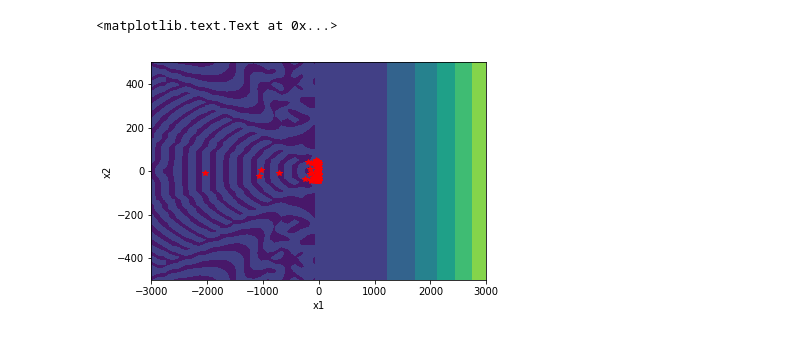
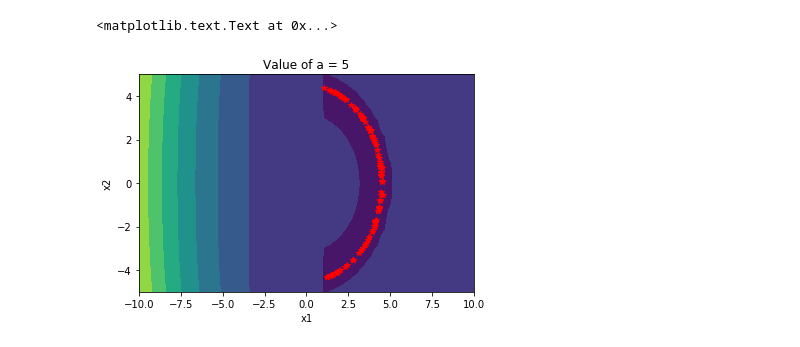
Before and after one commit to LemurPwned/Fundamentals-of-optimization, a Jupyter notebook: Optimization with constraints.ipynb, the cells around one changed output. Drawn from its saved outputs; the diff is of its cells as text; code cells hidden in the pictures.

```diff
--- a/Optimization with constraints.ipynb
+++ b/Optimization with constraints.ipynb
@@ -4,14 +4,14 @@ import matplotlib.pyplot as plt
 %matplotlib inline
 # %%
 def constraint1(x1):
-    return (1)*x1 + 1
+    return (-1)*x1 + 1
 def constraint2(x2):
-    return (1)*x2 + 1
+    return (-1)*x2 + 1
 def constraint3(x1, x2, a):
-    return (-1)*np.sqrt(x1**2 + x2**2) + a
+    return np.sqrt(x1**2 + x2**2) - a
 # %%
 def function(x1, x2):
-    return (-1)*np.sin(np.pi*(np.sqrt((x1/np.pi)**2 + (x2/np.pi)**2)))\
+    return np.sin(np.pi*(np.sqrt((x1/np.pi)**2 + (x2/np.pi)**2)))\
             /(np.pi*np.sqrt((x1/np.pi)**2 + (x2/np.pi)**2))
 
 x1 = np.linspace(-5,5)
@@ -42,13 +40,13 @@ ax.plot_surface(x1v, x2v, c3, cmap=cm.gray)
 # %%
 def constrained_function(x1, x2, c):
-    return ((-1)*np.sin(np.pi*(np.sqrt((x1/np.pi)**2 + (x2/np.pi)**2)))\
-            /(np.pi*np.sqrt((x1/np.pi)**2 + (x2/np.pi)**2))) + \
+    return np.sin(np.pi*(np.sqrt((x1/np.pi)**2 + (x2/np.pi)**2)))\
+            /(np.pi*np.sqrt((x1/np.pi)**2 + (x2/np.pi)**2)) + \
             c*np.maximum(0, constraint1(x1))**2 + \
             c*np.maximum(0, constraint2(x1))**2 + \
             c*np.maximum(0, constraint3(x1,x2, 5))**2
 
-x1 = np.linspace(-150,150)
-x2 = np.linspace(-150,150)
+x1 = np.linspace(-10,10)
+x2 = np.linspace(-10,10)
 
 x1v, x2v = np.meshgrid(x1,x2)
 
@@ -142,11 +140,11 @@ def rosenbrock_method(function, x0, direction, s, alpha, beta, N, verbose, c):
 def target_function(x, c):
     x1 = x[0]
     x2 = x[1]
-    return ((-1)*np.sin(np.pi*(np.sqrt((x1/np.pi)**2 + (x2/np.pi)**2)))\
-            /(np.pi*np.sqrt((x1/np.pi)**2 + (x2/np.pi)**2))) + \
+    return np.sin(np.pi*(np.sqrt((x1/np.pi)**2 + (x2/np.pi)**2)))\
+            /(np.pi*np.sqrt((x1/np.pi)**2 + (x2/np.pi)**2)) + \
             c*np.maximum(0, constraint1(x1))**2 + \
             c*np.maximum(0, constraint2(x1))**2 + \
-            c*np.maximum(0, constraint3(x1,x2, 5))**2
+            c*np.maximum(0, constraint3(x1,x2, 5.0))**2
 # %%
 def optimization_with_constraints(function, x0, direction, s, alpha, beta, N, verbose, N2, error):
     j = 0
@@ -194,14 +175,16 @@ plt.legend(['x1', 'x2'])
 # %%
-x1 = np.linspace(-3000,3000)
-x2 = np.linspace(-500,500)
+x1 = np.linspace(-10,10)
+x2 = np.linspace(-5,5)
 x1v, x2v = np.meshgrid(x1, x2)
 z = constrained_function(x1v, x2v, 5)
 plt.contourf(x1v,x2v,z)
 x1s = [point[0] for point in minima]
 x2s = [point[1] for point in minima]
+
 plt.plot(x1s, x2s, 'r*')
 plt.xlabel('x1')
 plt.ylabel('x2')
+plt.title('Value of a = 5')
 # %% [output]
 <matplotlib.text.Text at 0x...>
-[figure, old version]
+[figure, new version]
```
Also changed, not shown: parts of 21 cells of this notebook, 2 other files.
